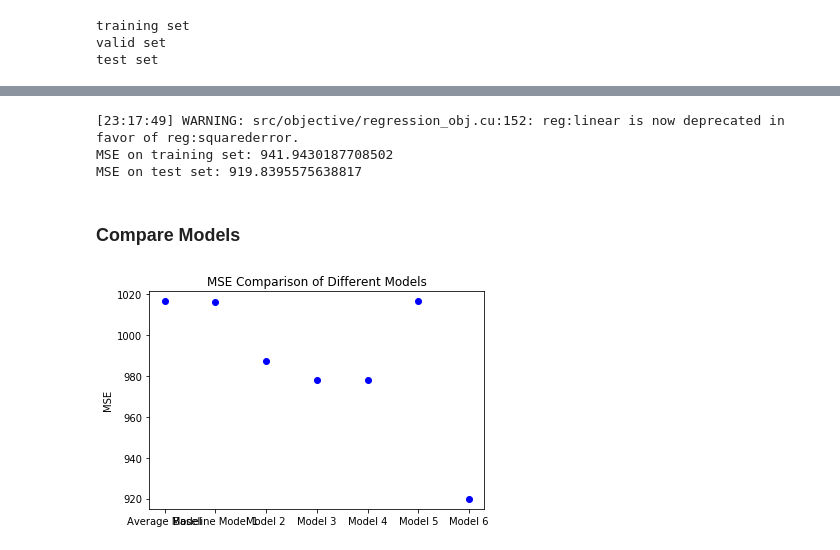
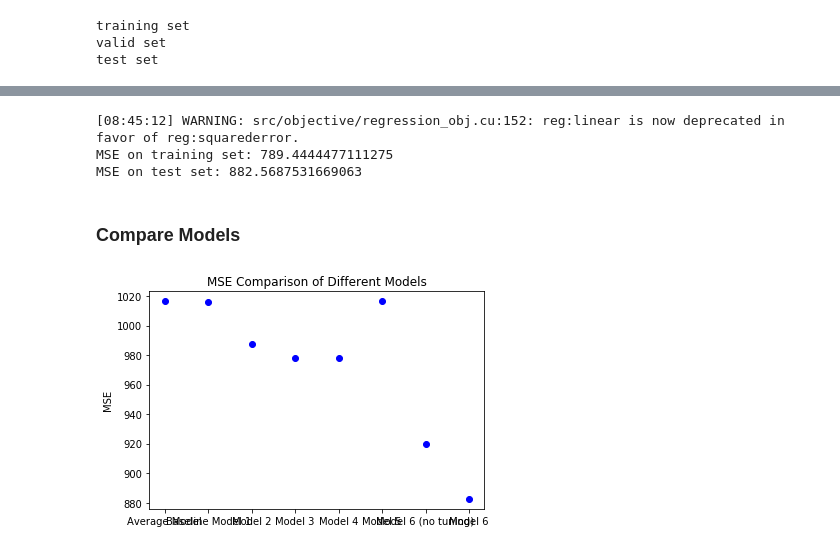
Before and after one commit to jenonds/Jessica, a Jupyter notebook: Assignment 2.ipynb, the cells around one changed output, grey strips where cells are left out. Drawn from its saved outputs; the diff is of its cells as text; code cells hidden in the pictures.

Commit message:
add model 6 (xgboost) with tuning

```diff
--- a/Assignment 2.ipynb
+++ b/Assignment 2.ipynb
@@ -873,6 +915,8 @@ test set
 # %%
-import xgboost
-regressor = xgboost.XGBRegressor()
+# {'max_depth': 11, 'n_estimators': 30, 'subsample': 0.7, 'colsample_bytree': 0.7}
+regressor = xgboost.XGBRegressor(max_depth=11, learning_rate=0.10, n_estimators=30,
+                     objective="reg:linear", subsample=0.7,
+                     colsample_bytree=0.7, seed=1234)
 regressor.fit(np.matrix(Xtrain), np.array(ytrain))
 predictions_train = regressor.predict(np.matrix(Xtrain))
 train_accuracy = MSE(predictions_train, ytrain)
@@ -881,17 +925,17 @@ test_accuracy = MSE(predictions_test, ytest)
 print("MSE on training set: " + str(train_accuracy))
 print("MSE on test set: " + str(test_accuracy))
 # %% [output]
-[23:17:49] WARNING: src/objective/regression_obj.cu:152: reg:linear is now deprecated in favor of reg:squarederror.
-MSE on training set: 941.9430187708502
-MSE on test set: 919.8395575638817
+[08:45:12] WARNING: src/objective/regression_obj.cu:152: reg:linear is now deprecated in favor of reg:squarederror.
+MSE on training set: 789.4444477111275
+MSE on test set: 882.5687531669063
 # %% [markdown]
 ### Compare Models
 # %%
-x_vals = ['Average Model', 'Baseline Model 1', 'Model 2', 'Model 3', 'Model 4', 'Model 5', 'Model 6']
-y_vals = [1016.4428926186471, 1016.0188813832914, 987.2611475199087, 977.7327252735631, 977.7327765998243, 1016.4428926186471, 919.8395575638817]
+x_vals = ['Average Model', 'Baseline Model 1', 'Model 2', 'Model 3', 'Model 4', 'Model 5', 'Model 6 (no tuning)', 'Model 6']
+y_vals = [1016.4428926186471, 1016.0188813832914, 987.2611475199087, 977.7327252735631, 977.7327765998243, 1016.4428926186471, 919.8395575638817, 882.568]
 plt.plot(x_vals, y_vals, 'bo')
 plt.ylabel('MSE')
 plt.title('MSE Comparison of Different Models')
 plt.show()
 # %% [output]
-[figure, old version]
+[figure, new version]
```
Also changed, not shown: parts of 1 cell of this notebook.
